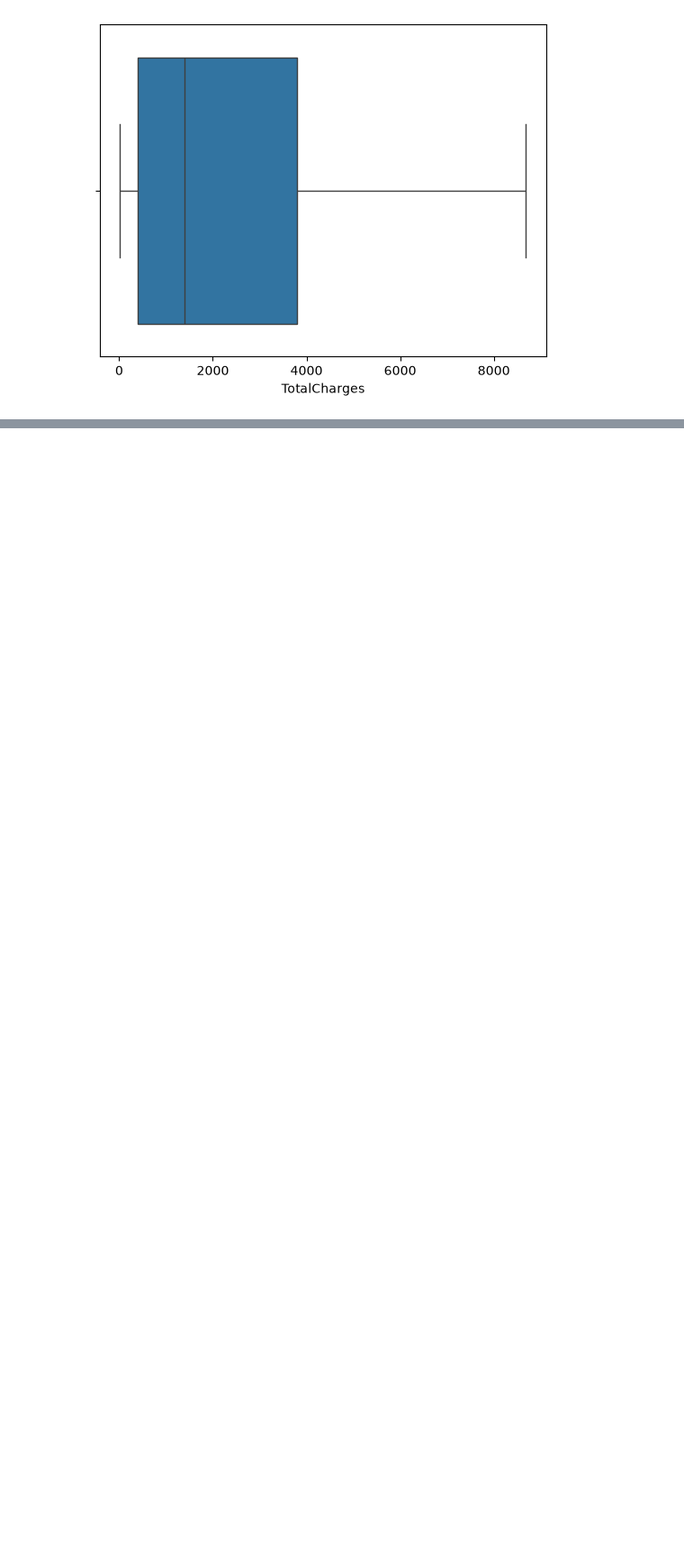
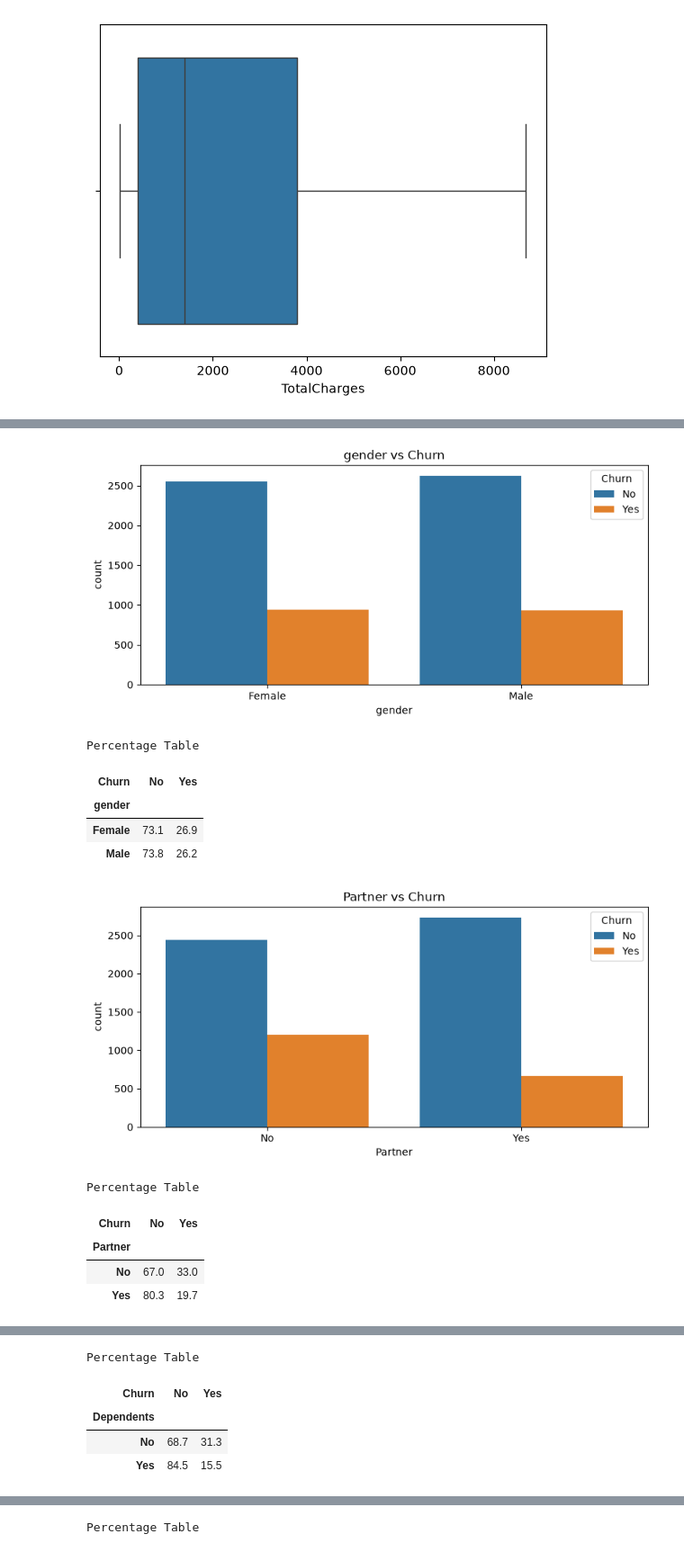
Before and after one commit to RushabhShah-0113/churn-retention-optimizer, a Jupyter notebook: notebooks/eda.ipynb, the cells around one changed output, grey strips where cells are left out. Shown at 90% size. Drawn from its saved outputs; the diff is of its cells as text; code cells hidden in the pictures; blank space fills up the shorter version.

```diff
--- a/notebooks/eda.ipynb
+++ b/notebooks/eda.ipynb
@@ -176,0 +220,41 @@ plt.show()
+# %%
+categorical_cols = [
+    col for col in df.select_dtypes(include=["object", "category"]).columns
+    if col != "Churn" and col != "customerID"
+]
+
+for col in categorical_cols:
+
+    plt.figure(figsize=(8,4))
+
+    sns.countplot(
+        data=df,
+        x=col,
+        hue="Churn"
+    )
+
+    plt.title(f"{col} vs Churn")
+    plt.tight_layout()
+    plt.show()
+
+    print("\nPercentage Table")
+    display(
+        pd.crosstab(
+            df[col],
+            df["Churn"],
+            normalize="index"
+        ).round(3)*100
+    )
+# %% [output]
+[figure, added]
+Percentage Table
+| Churn | No | Yes |
+| gender |  |  |
+| Female | 73.1 | 26.9 |
+| Male | 73.8 | 26.2 |
+[figure, added]
+Percentage Table
+| Churn | No | Yes |
+| Partner |  |  |
+| No | 67.0 | 33.0 |
+| Yes | 80.3 | 19.7 |
@@ -176,0 +262,5 @@ plt.show()
+Percentage Table
+| Churn | No | Yes |
+| Dependents |  |  |
+| No | 68.7 | 31.3 |
+| Yes | 84.5 | 15.5 |
@@ -176,0 +268 @@ plt.show()
+Percentage Table
```
Also changed, not shown: parts of 11 cells of this notebook.
